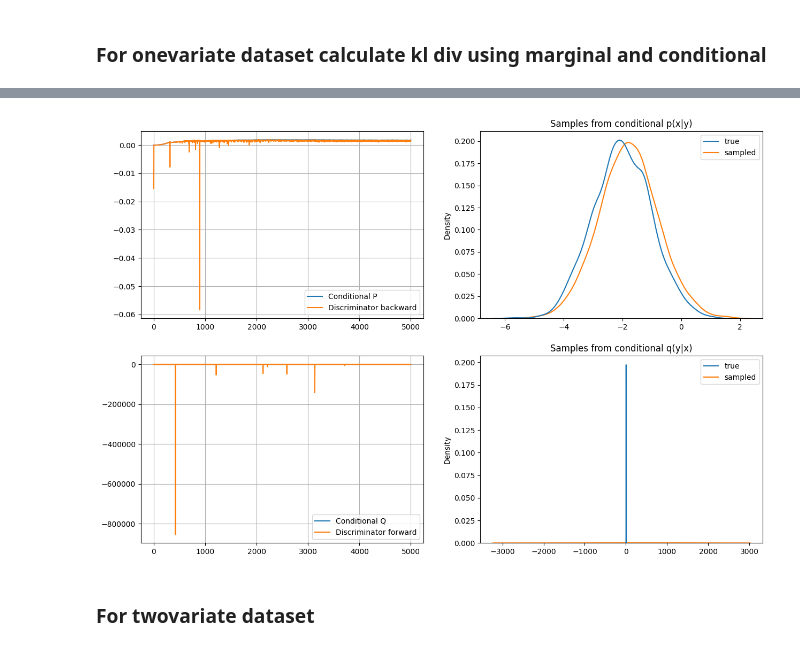
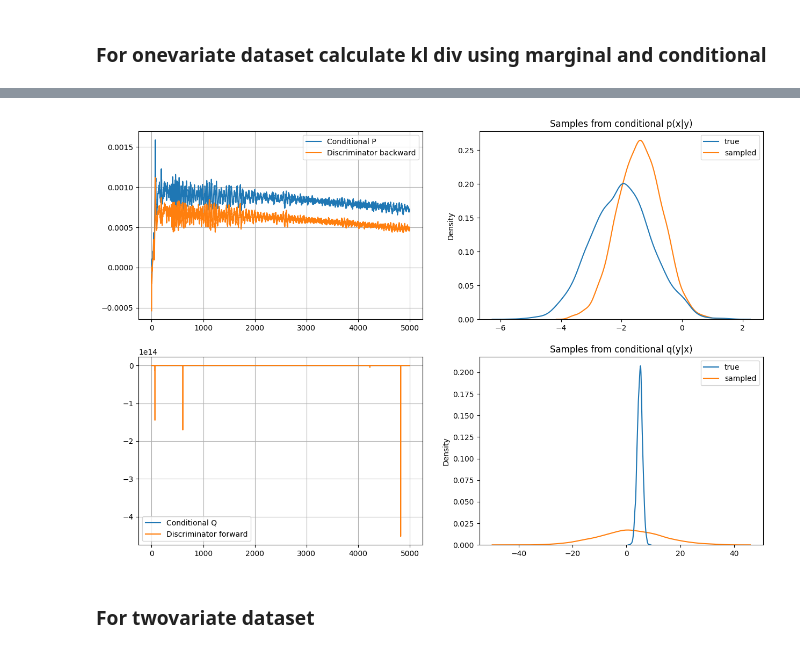
Before and after one commit to gregkseno/masters-thesis, a Jupyter notebook: code/variational_ipfp.ipynb, the cells around one changed output, grey strips where cells are left out. Cells and saved outputs as stored; diff of their text form; code cells hidden in the pictures.

```diff
--- a/code/variational_ipfp.ipynb
+++ b/code/variational_ipfp.ipynb
@@ -84,8 +84,8 @@ class Conditional(nn.Module):
         super().__init__()
 
         self.in_dim = in_dim
-        self.net =  get_simple_model([in_dim, 16, 16], nn.ELU())
-        self.last = nn.Linear(16, 2 * in_dim)
+        self.net =  get_simple_model([in_dim, 256, 256]) # , nn.ELU())
+        self.last = nn.Linear(256, 2 * in_dim)
 
         if gamma is not None:
             for module in self.net:
@@ -137,8 +137,8 @@ class Discriminator(nn.Module):
         super().__init__()
         self.in_dim = in_dim
 
-        self.net = get_simple_model([2 * in_dim, 16, 16]) # , nn.LeakyReLU(0.1))
-        self.last = nn.Linear(16, 1)
+        self.net = get_simple_model([2 * in_dim, 256, 256]) #, nn.ELU()) # , nn.LeakyReLU(0.1))
+        self.last = nn.Linear(256, 1)
         self.activation = Activation(divergence)
         self.conjugate = Conjugate(divergence)
 
@@ -289,7 +301,7 @@ divergence='forward_kl'
 marginal_x = Normal(-2, 1)
 marginal_y = Normal(5, 1)
 conditional_p = Conditional(data_dim)
-conditional_q = Conditional(data_dim, gamma=1000)
+conditional_q = Conditional(data_dim, gamma=30)
 discriminator_backward = Discriminator(data_dim, divergence=divergence)
 discriminator_forward = Discriminator(data_dim, divergence=divergence)
 
@@ -304,7 +316,7 @@ trainer = AdversarialIPFPTrainer(
     conditional_q,
     discriminator_backward,
     discriminator_forward,
-    lr_gen={'forward': 1e-5, 'backward': 1e-5},
+    lr_gen={'forward': 1e-4, 'backward': 1e-4},
     lr_disc={'forward': 1e-3, 'backward': 1e-3}
 )
 
@@ -339,6 +351,6 @@ for epoch in range(5000):
     avg_kl_div_f /= batch_size
 
     if (epoch + 1) % 500 == 0:
-        print(f'Iteration: {epoch + 1}; KL-div backward: {avg_kl_div_b}, KL-div forward: {avg_kl_div_f}')
+        print(f'Iteration: {epoch + 1}; KL(p||q): {avg_kl_div_b}, KL(q||p): {avg_kl_div_f}')
 # print(f'Iteration: {epoch + 1}; cond_p: {losses["cond_p"][-1]}, cond_q: {losses["cond_q"][-1]}, disc_f: {losses["disc_f"][-1]}, disc_b: {losses["disc_b"][-1]}')
 # %% [output]
@@ -357,34 +369,36 @@ fig, axs = plt.subplots(2, 2, figsize=(15, 10))
 # Plot losses
 axs[0][0].plot(losses['cond_p'], label='Conditional P')
 axs[0][0].plot(losses['disc_b'], label='Discriminator backward')
 axs[0][0].grid()
 axs[0][0].legend()
 
 axs[1][0].plot(losses['cond_q'], label='Conditional Q')
 axs[1][0].plot(losses['disc_f'], label='Discriminator forward')
 axs[1][0].grid()
 axs[1][0].legend()
 
 # Plot samples
 n_samples = 4098
 true_x = marginal_x.sample([n_samples, 1])
 true_y = marginal_y.sample([n_samples, 1])
 
+conditional_q.eval()
 sampled_y = conditional_q(true_x).detach().numpy()
 df_y = {'true': true_y.squeeze(), 'sampled': sampled_y.squeeze()}
 df_y = pd.DataFrame(df_y)
 sns.kdeplot(df_y, ax=axs[1][1])
 axs[1][1].set_title("Samples from conditional q(y|x)")
 
+conditional_p.eval()
 sampled_x = conditional_p(true_y).detach().numpy()
 df_x = {'true': true_x.squeeze(), 'sampled': sampled_x.squeeze()}
 df_x = pd.DataFrame(df_x)
 sns.kdeplot(df_x, ax=axs[0][1])
 axs[0][1].set_title("Samples from conditional p(x|y)")
 
 plt.show()
 # %% [output]
-[figure, old version]
+[figure, new version]
 # %% [markdown]
 ### For twovariate dataset
 # %%
```
Also changed, not shown: parts of 7 cells of this notebook.
